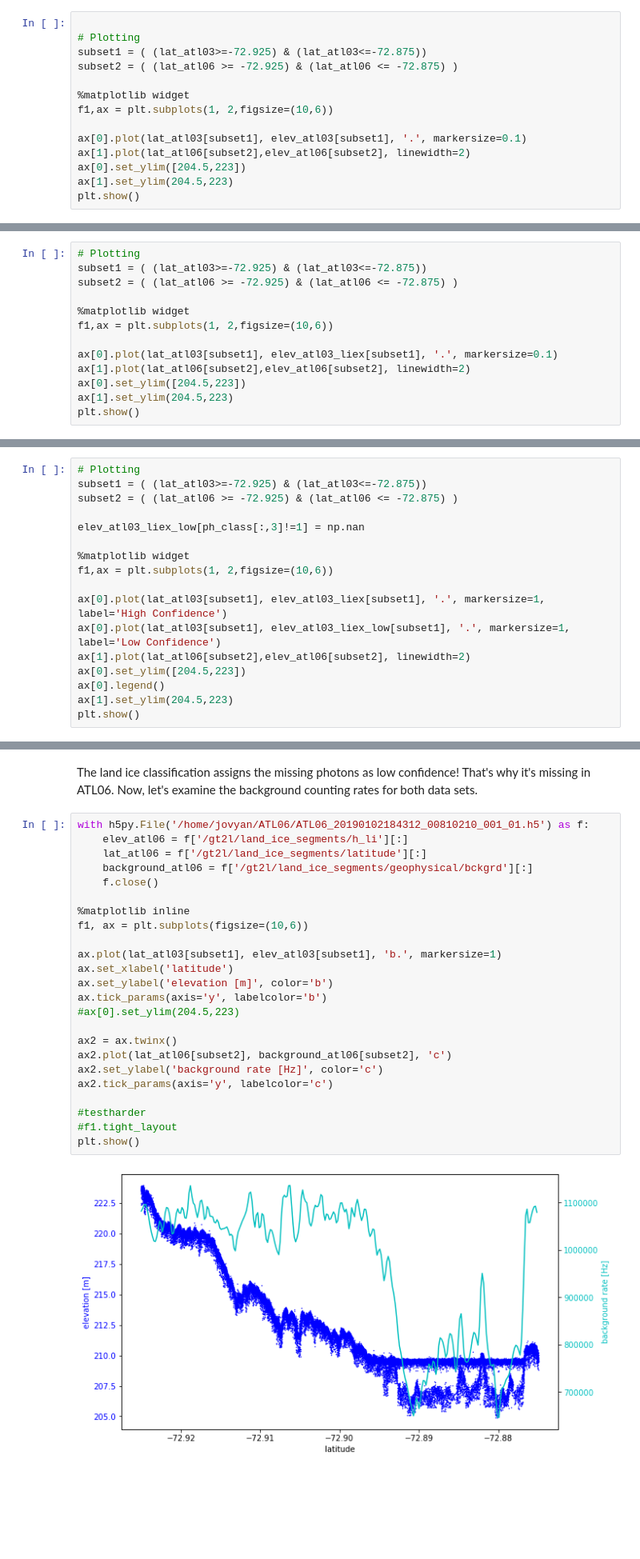
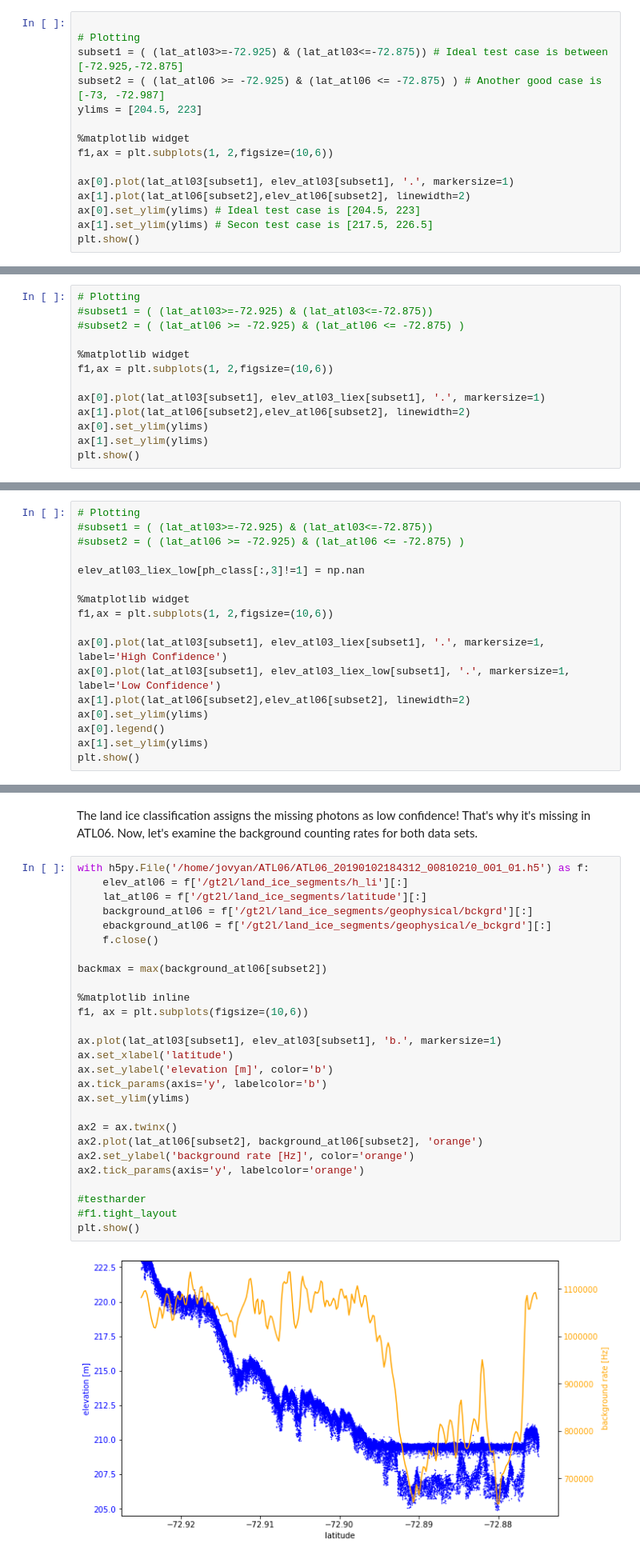
Before and after one commit to ICESAT-2HackWeek/WaterNoice, a Jupyter notebook: notebooks/amery_plotting.ipynb, the cells around one changed output, grey strips where cells are left out. Shown: that part at 80% size. Saved outputs shown, nothing was run; the diff lists cells and outputs as text; blank space fills up the shorter version.

Commit message:
Made some tweaks to plotting cells.

```diff
--- a/notebooks/amery_plotting.ipynb
+++ b/notebooks/amery_plotting.ipynb
@@ -78,16 +78,17 @@ for i in range(0,len(elev_atl03)):
 # %%
 
 # Plotting
-subset1 = ( (lat_atl03>=-72.925) & (lat_atl03<=-72.875))
-subset2 = ( (lat_atl06 >= -72.925) & (lat_atl06 <= -72.875) )
+subset1 = ( (lat_atl03>=-72.925) & (lat_atl03<=-72.875)) # Ideal test case is between [-72.925,-72.875]
+subset2 = ( (lat_atl06 >= -72.925) & (lat_atl06 <= -72.875) ) # Another good case is [-73, -72.987]
+ylims = [204.5, 223]
 
 %matplotlib widget
 f1,ax = plt.subplots(1, 2,figsize=(10,6))
 
-ax[0].plot(lat_atl03[subset1], elev_atl03[subset1], '.', markersize=0.1)
+ax[0].plot(lat_atl03[subset1], elev_atl03[subset1], '.', markersize=1)
 ax[1].plot(lat_atl06[subset2],elev_atl06[subset2], linewidth=2)
-ax[0].set_ylim([204.5,223])
-ax[1].set_ylim(204.5,223)
+ax[0].set_ylim(ylims) # Ideal test case is [204.5, 223]
+ax[1].set_ylim(ylims) # Secon test case is [217.5, 226.5]
 plt.show()
 # %% [output]
 FigureCanvasNbAgg()
@@ -95,16 +96,16 @@ FigureCanvasNbAgg()
 The above plots demonstrate the differences between ATL03 and ATL06 over water. Note that these plots are based on high confidence photons from all surface types. If we only look at the photons classified as land ice...
 # %%
 # Plotting
-subset1 = ( (lat_atl03>=-72.925) & (lat_atl03<=-72.875))
-subset2 = ( (lat_atl06 >= -72.925) & (lat_atl06 <= -72.875) )
+#subset1 = ( (lat_atl03>=-72.925) & (lat_atl03<=-72.875))
+#subset2 = ( (lat_atl06 >= -72.925) & (lat_atl06 <= -72.875) )
 
 %matplotlib widget
 f1,ax = plt.subplots(1, 2,figsize=(10,6))
 
-ax[0].plot(lat_atl03[subset1], elev_atl03_liex[subset1], '.', markersize=0.1)
+ax[0].plot(lat_atl03[subset1], elev_atl03_liex[subset1], '.', markersize=1)
 ax[1].plot(lat_atl06[subset2],elev_atl06[subset2], linewidth=2)
-ax[0].set_ylim([204.5,223])
-ax[1].set_ylim(204.5,223)
+ax[0].set_ylim(ylims)
+ax[1].set_ylim(ylims)
 plt.show()
 # %% [output]
 FigureCanvasNbAgg()
@@ -112,8 +113,8 @@ FigureCanvasNbAgg()
 The bed is incomplete! This implies that some of the bed photons are classified differently.
 # %%
 # Plotting
-subset1 = ( (lat_atl03>=-72.925) & (lat_atl03<=-72.875))
-subset2 = ( (lat_atl06 >= -72.925) & (lat_atl06 <= -72.875) )
+#subset1 = ( (lat_atl03>=-72.925) & (lat_atl03<=-72.875))
+#subset2 = ( (lat_atl06 >= -72.925) & (lat_atl06 <= -72.875) )
 
 elev_atl03_liex_low[ph_class[:,3]!=1] = np.nan
 
@@ -123,9 +124,9 @@ f1,ax = plt.subplots(1, 2,figsize=(10,6))
 ax[0].plot(lat_atl03[subset1], elev_atl03_liex[subset1], '.', markersize=1, label='High Confidence')
 ax[0].plot(lat_atl03[subset1], elev_atl03_liex_low[subset1], '.', markersize=1, label='Low Confidence')
 ax[1].plot(lat_atl06[subset2],elev_atl06[subset2], linewidth=2)
-ax[0].set_ylim([204.5,223])
+ax[0].set_ylim(ylims)
 ax[0].legend()
-ax[1].set_ylim(204.5,223)
+ax[1].set_ylim(ylims)
 plt.show()
 # %% [output]
 FigureCanvasNbAgg()
@@ -134,29 +135,32 @@ The land ice classification assigns the missing photons as low confidence! That'
 # %%
 with h5py.File('/home/jovyan/ATL06/ATL06_20190102184312_00810210_001_01.h5') as f:
     elev_atl06 = f['/gt2l/land_ice_segments/h_li'][:]
     lat_atl06 = f['/gt2l/land_ice_segments/latitude'][:]
     background_atl06 = f['/gt2l/land_ice_segments/geophysical/bckgrd'][:]
+    ebackground_atl06 = f['/gt2l/land_ice_segments/geophysical/e_bckgrd'][:]
     f.close()
+
+backmax = max(background_atl06[subset2])
 
 %matplotlib inline
 f1, ax = plt.subplots(figsize=(10,6))
 
 ax.plot(lat_atl03[subset1], elev_atl03[subset1], 'b.', markersize=1)
 ax.set_xlabel('latitude')
 ax.set_ylabel('elevation [m]', color='b')
 ax.tick_params(axis='y', labelcolor='b')
-#ax[0].set_ylim(204.5,223)
+ax.set_ylim(ylims)
 
 ax2 = ax.twinx()
-ax2.plot(lat_atl06[subset2], background_atl06[subset2], 'c')
-ax2.set_ylabel('background rate [Hz]', color='c')
-ax2.tick_params(axis='y', labelcolor='c')
+ax2.plot(lat_atl06[subset2], background_atl06[subset2], 'orange')
+ax2.set_ylabel('background rate [Hz]', color='orange')
+ax2.tick_params(axis='y', labelcolor='orange')
 
 #testharder
 #f1.tight_layout
 plt.show()
 # %% [output]
-[figure, old version]
+[figure, new version]
 # %% [markdown]
 Exciting! It looks like background rates decrease significantly over melt ponds. This calls for more analysis...
 
```
Also changed, not shown: parts of 1 cell of this notebook.
